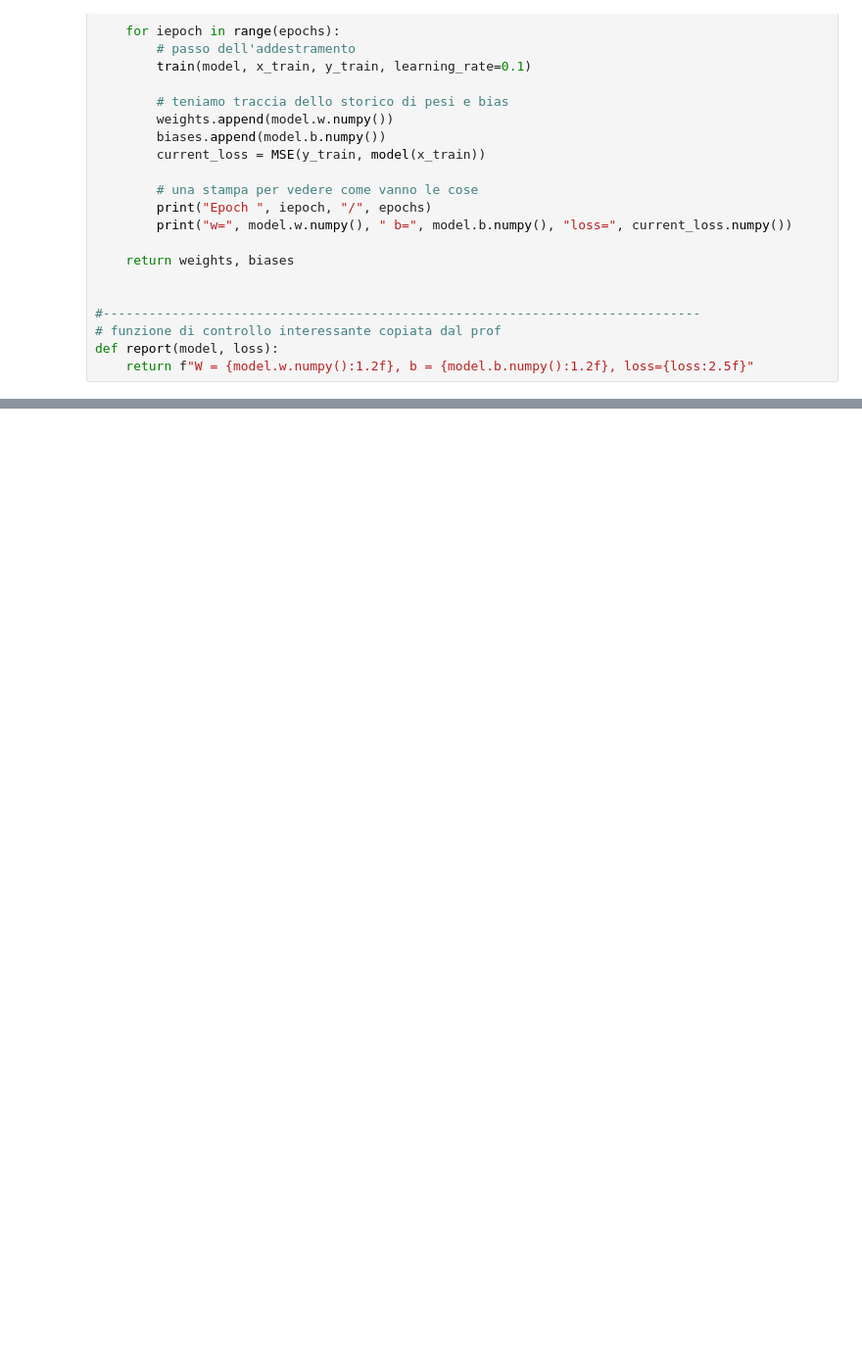
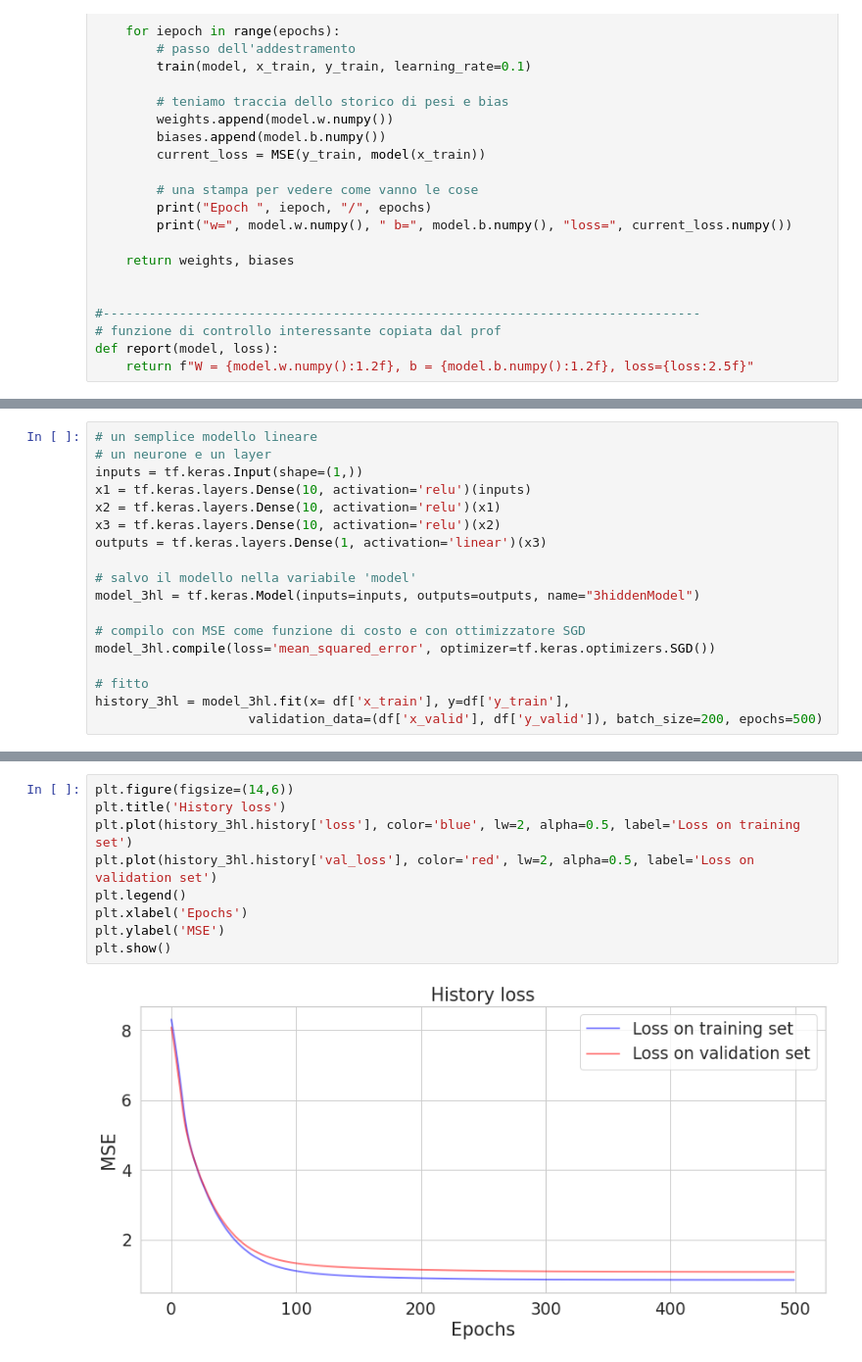
Before and after one commit to MatteoRobbiati/DeepLearning, a Jupyter notebook: Lab_03/Ex03.ipynb, the cells around one changed output, grey strips where cells are left out. Shown at 98% size. Drawn from its saved outputs; the diff is of its cells as text; blank space fills up the shorter version.

```diff
--- a/Lab_03/Ex03.ipynb
+++ b/Lab_03/Ex03.ipynb
@@ -411,0 +505,18 @@ plt.show()
+# %%
+# un semplice modello lineare
+# un neurone e un layer
+inputs = tf.keras.Input(shape=(1,))
+x1 = tf.keras.layers.Dense(10, activation='relu')(inputs)
+x2 = tf.keras.layers.Dense(10, activation='relu')(x1)
+x3 = tf.keras.layers.Dense(10, activation='relu')(x2)
+outputs = tf.keras.layers.Dense(1, activation='linear')(x3)
+
+# salvo il modello nella variabile 'model'
+model_3hl = tf.keras.Model(inputs=inputs, outputs=outputs, name="3hiddenModel")
+
+# compilo con MSE come funzione di costo e con ottimizzatore SGD
+model_3hl.compile(loss='mean_squared_error', optimizer=tf.keras.optimizers.SGD())
+
+# fitto
+history_3hl = model_3hl.fit(x= df['x_train'], y=df['y_train'],
+                    validation_data=(df['x_valid'], df['y_valid']), batch_size=200, epochs=500)
@@ -411,0 +541,11 @@ plt.show()
+# %%
+plt.figure(figsize=(14,6))
+plt.title('History loss')
+plt.plot(history_3hl.history['loss'], color='blue', lw=2, alpha=0.5, label='Loss on training set')
+plt.plot(history_3hl.history['val_loss'], color='red', lw=2, alpha=0.5, label='Loss on validation set')
+plt.legend()
+plt.xlabel('Epochs')
+plt.ylabel('MSE')
+plt.show()
+# %% [output]
+[figure, added]
```
Also changed, not shown: parts of 20 cells of this notebook, 1 other file.
